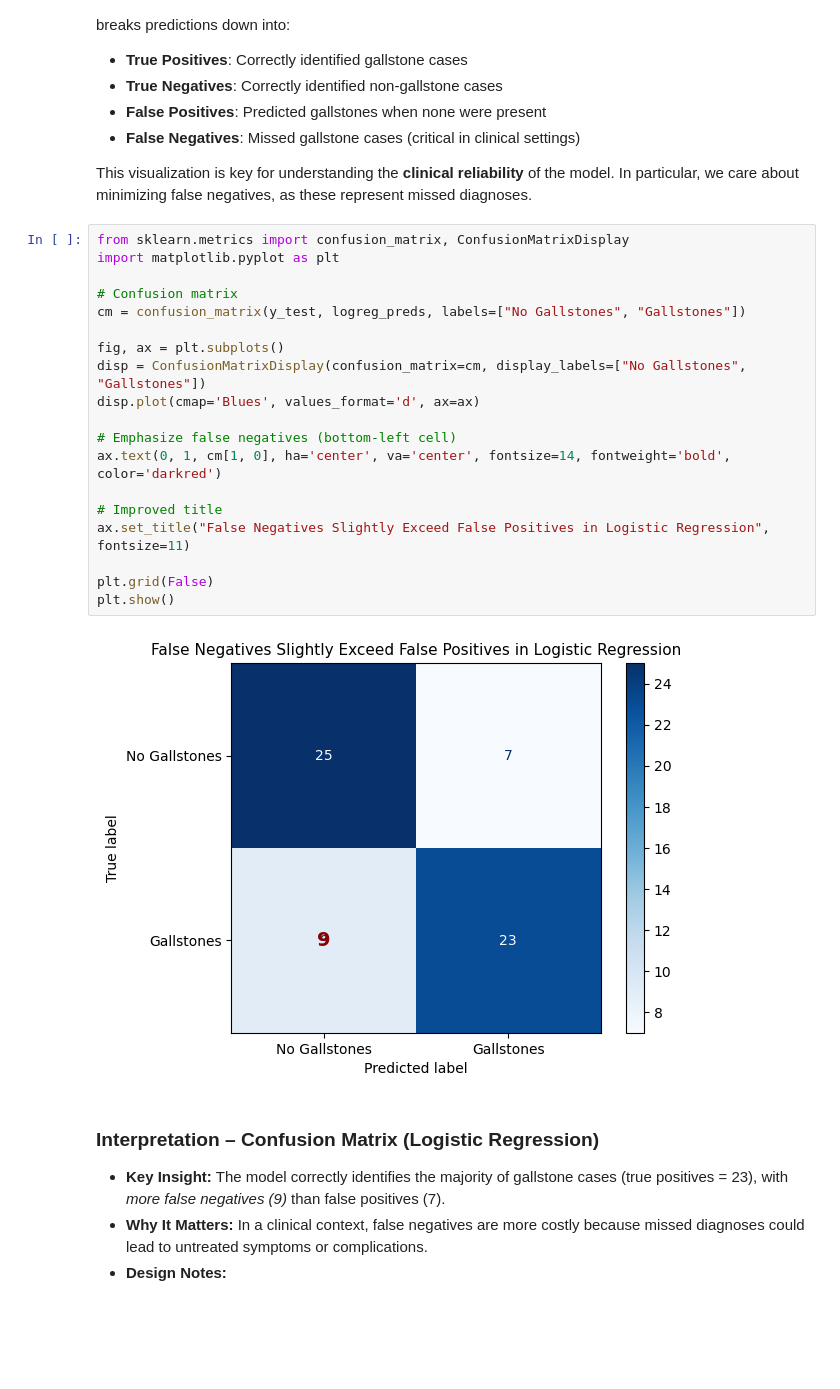
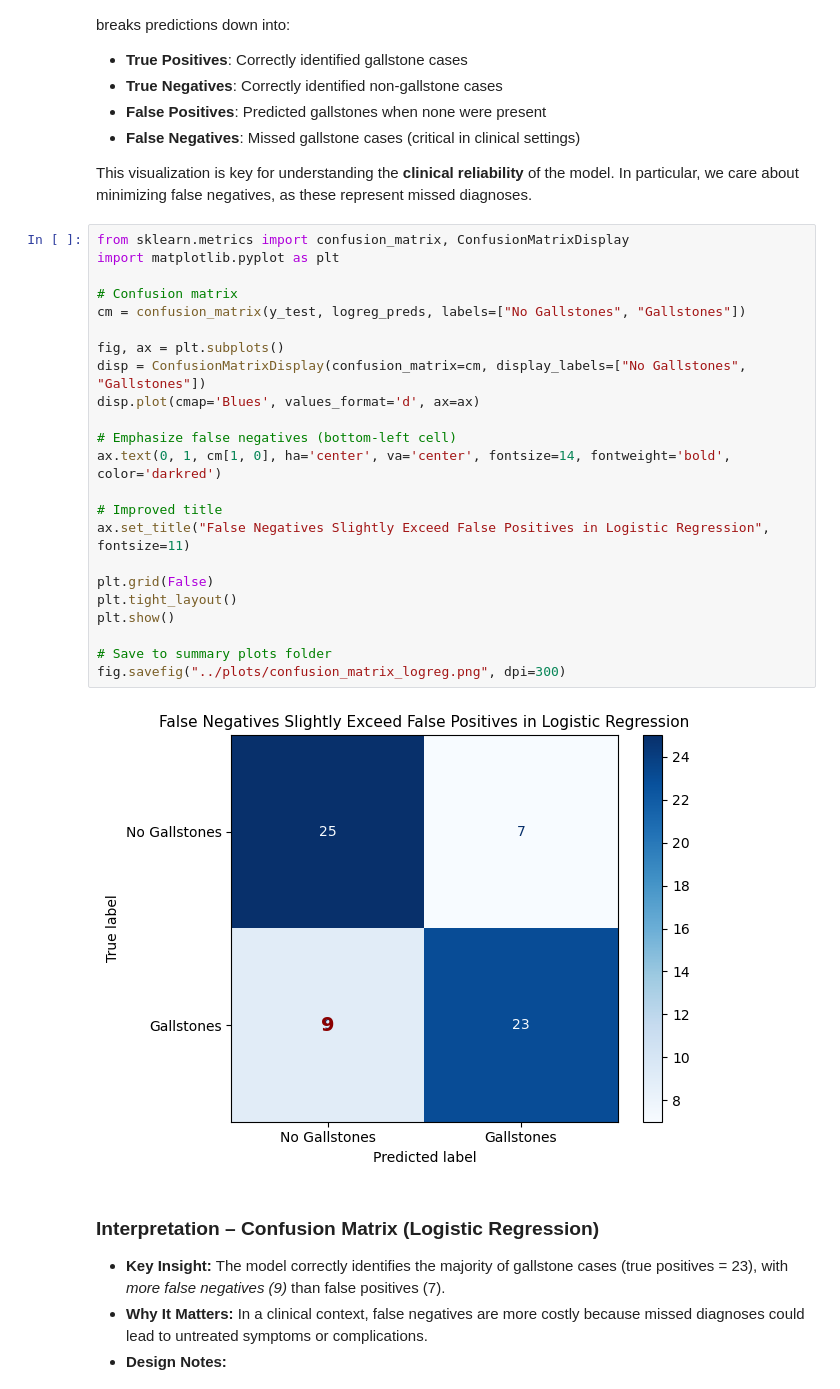
Before and after one commit to flyboi96/HCMLE, a Jupyter notebook: block8_data_visualization/notebooks/day3_explanatory_charts.ipynb, the cells around one changed output. Drawn from its saved outputs; the diff is of its cells as text; blank space fills up the shorter version.

```diff
--- a/block8_data_visualization/notebooks/day3_explanatory_charts.ipynb
+++ b/block8_data_visualization/notebooks/day3_explanatory_charts.ipynb
@@ -108,24 +108,28 @@ This visualization is key for understanding the **clinical reliability** of the
 # %%
 from sklearn.metrics import confusion_matrix, ConfusionMatrixDisplay
 import matplotlib.pyplot as plt
 
 # Confusion matrix
 cm = confusion_matrix(y_test, logreg_preds, labels=["No Gallstones", "Gallstones"])
 
 fig, ax = plt.subplots()
 disp = ConfusionMatrixDisplay(confusion_matrix=cm, display_labels=["No Gallstones", "Gallstones"])
 disp.plot(cmap='Blues', values_format='d', ax=ax)
 
 # Emphasize false negatives (bottom-left cell)
 ax.text(0, 1, cm[1, 0], ha='center', va='center', fontsize=14, fontweight='bold', color='darkred')
 
 # Improved title
 ax.set_title("False Negatives Slightly Exceed False Positives in Logistic Regression", fontsize=11)
 
 plt.grid(False)
+plt.tight_layout()
 plt.show()
+
+# Save to summary plots folder
+fig.savefig("../plots/confusion_matrix_logreg.png", dpi=300)
 # %% [output]
-[figure, old version]
+[figure, new version]
 # %% [markdown]
 ### Interpretation – Confusion Matrix (Logistic Regression)
 
```
Also changed, not shown: parts of 1 cell of this notebook, 1 other file.
